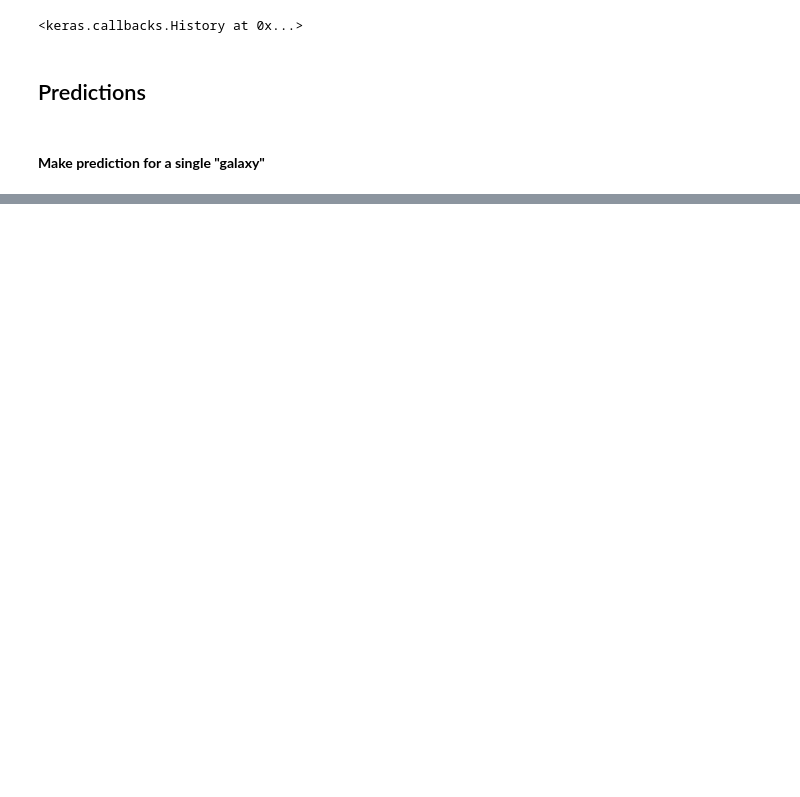
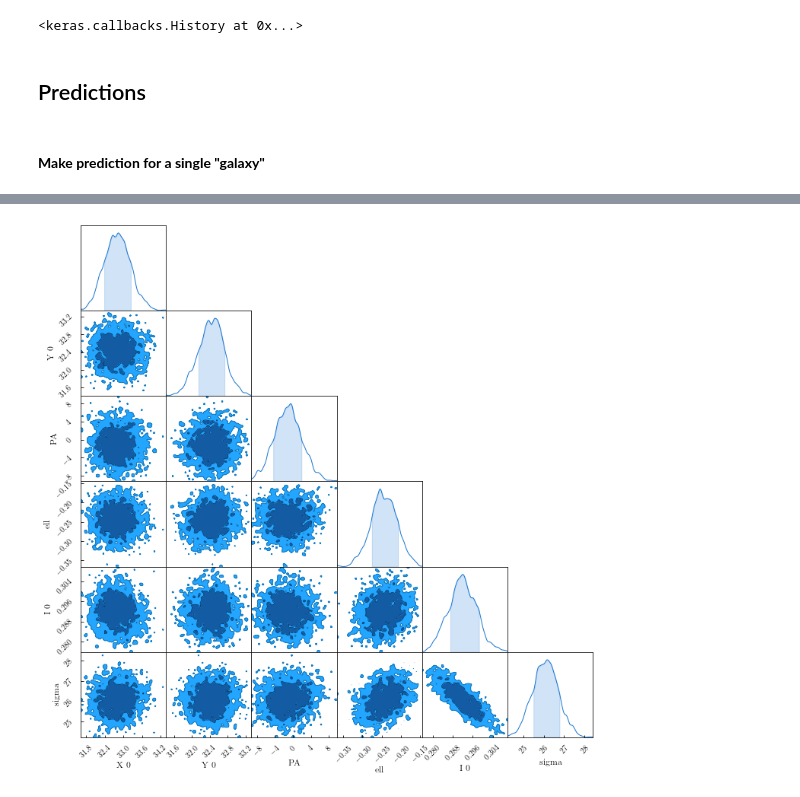
Before and after one commit to dtanoglidis/BayesianNN, a Jupyter notebook: BNN_cov_sims.ipynb, the cells around one changed output, grey strips where cells are left out. Cells and saved outputs as stored; diff of their text form; code cells hidden in the pictures; blank space fills up the shorter version.

```diff
--- a/BNN_cov_sims.ipynb
+++ b/BNN_cov_sims.ipynb
@@ -471,0 +481,16 @@ plt.show()
+# %%
+model_desc = pyimfit.SimpleModelDescription()
+# define the X0,Y0 initial guess and limits
+model_desc.x0.setValue(32.0, [20,40])
+model_desc.y0.setValue(32.0, [20,40])
+# create a Gaussian image function and set its parameters' initial guesses and limits
+Gauss_function = pyimfit.make_imfit_function("Gaussian")
+Gauss_function.PA.setValue(10, [-180,180])
+Gauss_function.ell.setValue(0.2, [-0.7,0.7])
+Gauss_function.I_0.setValue(250, [0,100])
+Gauss_function.sigma.setValue(5.0, [0.1,30.0])
+# now add the image function to the model
+model_desc.addFunction(Gauss_function)
+# %%
+imfit_fitter = pyimfit.Imfit(model_desc)
+imfit_fitter.loadData(X_0[:,:,0])
@@ -471,0 +507,5 @@ plt.show()
+# %%
+nIterations = 1500
+
+imfit_fitter.doFit()
+parameterNames, bootstrapResults = imfit_fitter.runBootstrap(nIterations, getColumnNames=True)
@@ -471,0 +516,6 @@ plt.show()
+# %%
+c = ChainConsumer()
+c.add_chain(bootstrapResults, parameters=["X 0", "Y 0", 'PA', 'ell', 'I 0', 'sigma'])
+fig = c.plotter.plot(figsize=(11,11))
+# %% [output]
+[figure, added]
```
Also changed, not shown: parts of 23 cells of this notebook.
